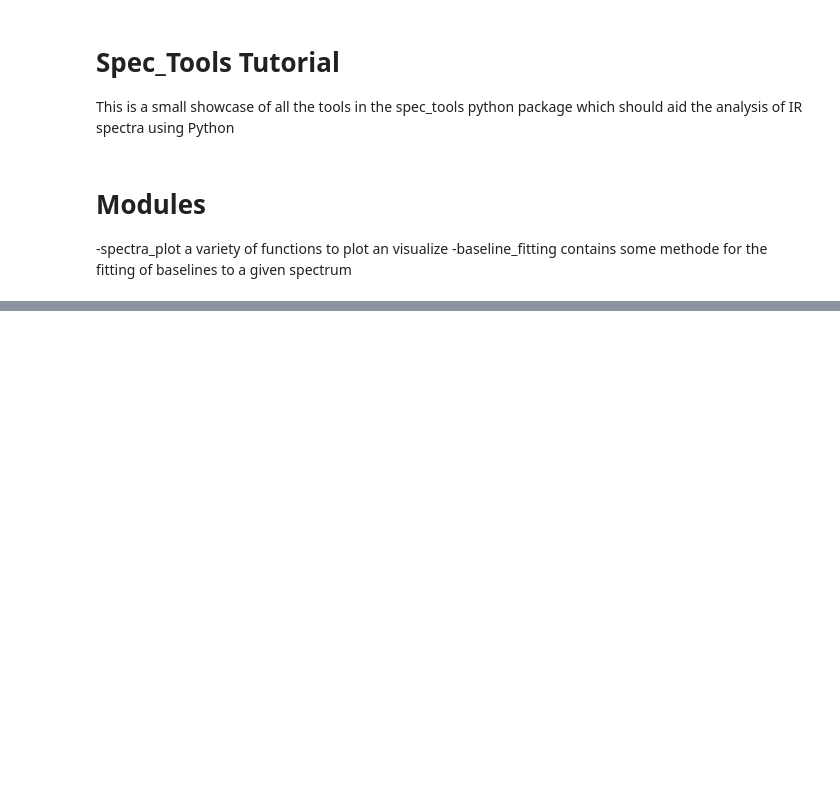
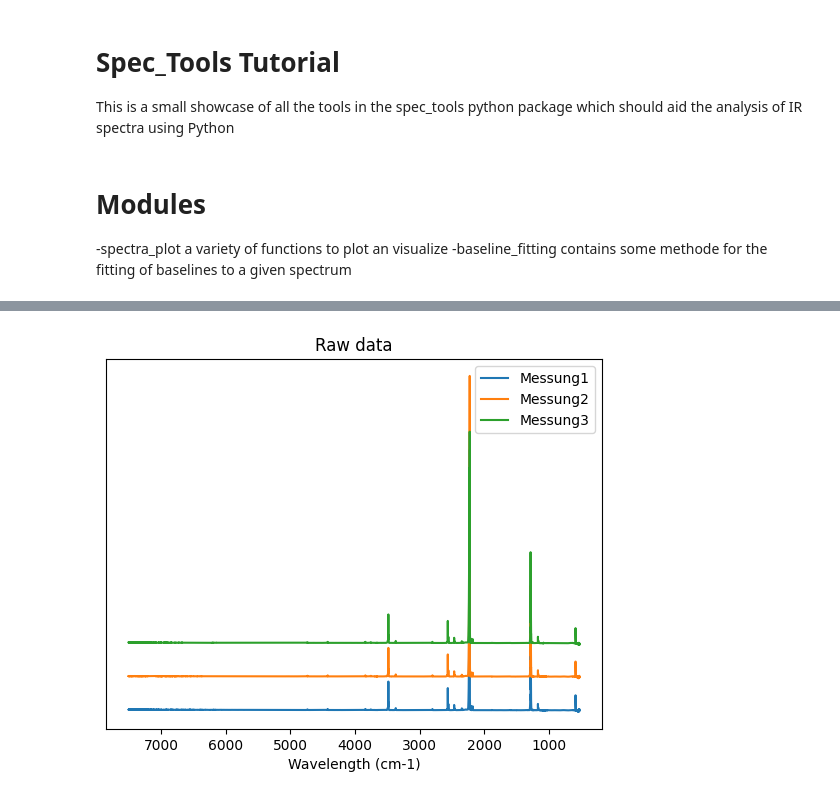
Before and after one commit to LukasMeinschad/ir_peak_int, a Jupyter notebook: spec_tools_usage.ipynb, the cells around one changed output, grey strips where cells are left out. Saved outputs shown, nothing was run; the diff lists cells and outputs as text; code cells hidden in the pictures; blank space fills up the shorter version.

Commit message:
Plotting

```diff
--- a/spec_tools_usage.ipynb
+++ b/spec_tools_usage.ipynb
@@ -40,0 +41,8 @@ def plot_multiple_spectral_window(x,y,spectral_windows title):
+# %%
+data, data_np = spec_tools.data_read_csv("shee2.csv",sep=";",comma=",")
+
+annotations = ["Messung1","Messung2", "Messung3"]
+
+spectra_plotting.overlay_spectra(data_np, title="Raw data",annotations=annotations,y_axis=False, shift=1)
+# %% [output]
+[figure, added]
```
Also changed, not shown: parts of 8 cells of this notebook, 29 other files.
